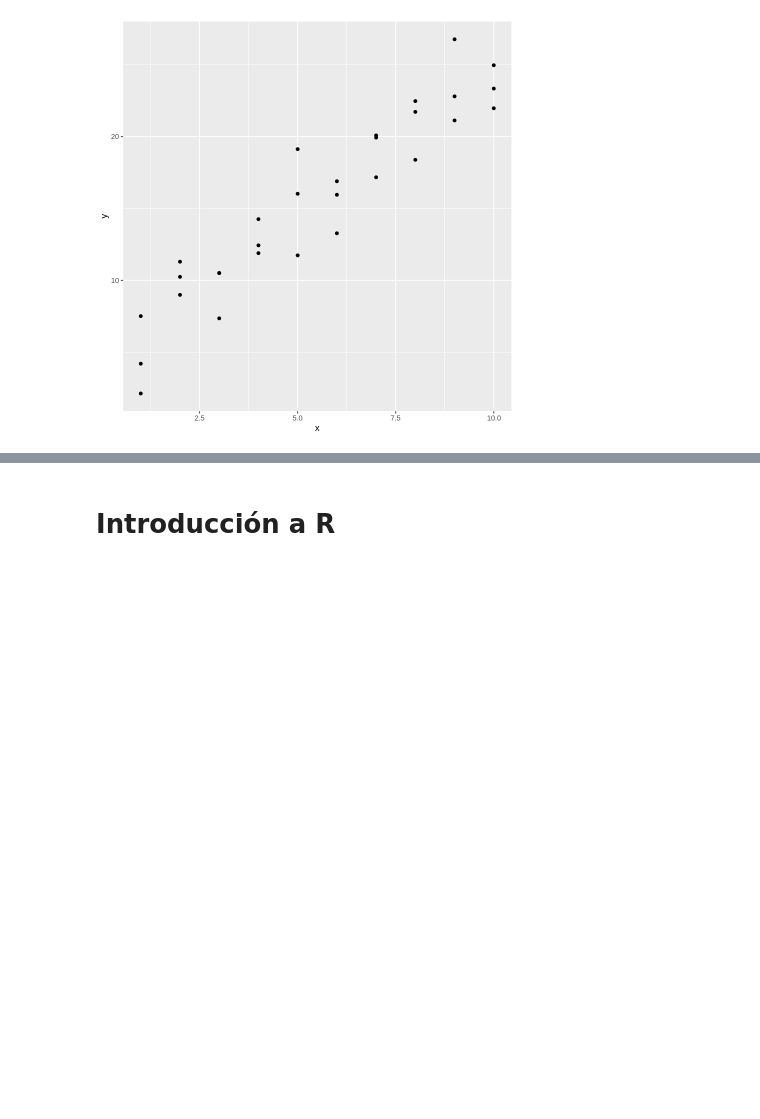
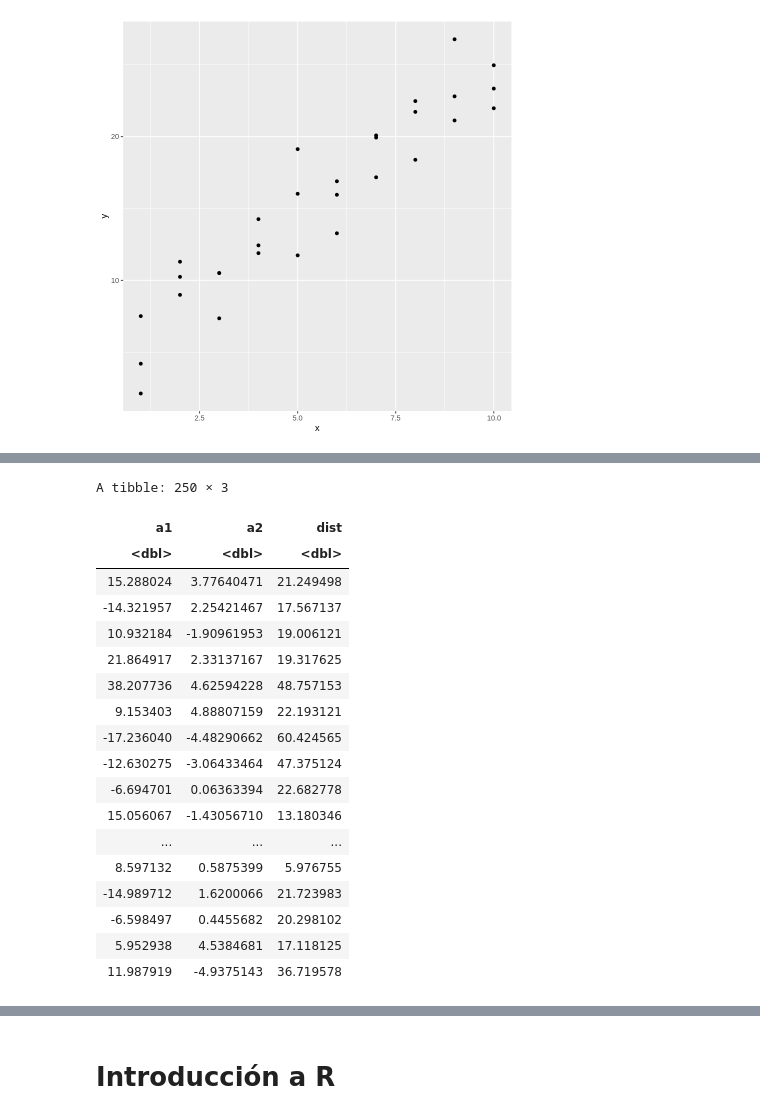
Before and after one commit to lalopezabc123/csv, a Jupyter notebook: Trabajando con R-09-02-2023.ipynb, the cells around one changed output, grey strips where cells are left out. Saved outputs shown, nothing was run; the diff lists cells and outputs as text; code cells hidden in the pictures; blank space fills up the shorter version.

```diff
--- a/Trabajando con R-09-02-2023.ipynb
+++ b/Trabajando con R-09-02-2023.ipynb
@@ -31,0 +62,28 @@ ggplot(sim1, aes(x, y)) +
+# %%
+sim1_dist <- function(a1, a2) {
+  measure_distance(c(a1, a2), sim1)
+}
+
+models <- models %>%
+  mutate(dist = purrr::map2_dbl(a1, a2, sim1_dist))
+models
+# %% [output]
+A tibble: 250 × 3
+| a1 | a2 | dist |
+| <dbl> | <dbl> | <dbl> |
+| 15.288024 | 3.77640471 | 21.249498 |
+| -14.321957 | 2.25421467 | 17.567137 |
+| 10.932184 | -1.90961953 | 19.006121 |
+| 21.864917 | 2.33137167 | 19.317625 |
+| 38.207736 | 4.62594228 | 48.757153 |
+| 9.153403 | 4.88807159 | 22.193121 |
+| -17.236040 | -4.48290662 | 60.424565 |
+| -12.630275 | -3.06433464 | 47.375124 |
+| -6.694701 | 0.06363394 | 22.682778 |
+| 15.056067 | -1.43056710 | 13.180346 |
+| ... | ... | ... |
+| 8.597132 | 0.5875399 | 5.976755 |
+| -14.989712 | 1.6200066 | 21.723983 |
+| -6.598497 | 0.4455682 | 20.298102 |
+| 5.952938 | 4.5384681 | 17.118125 |
+| 11.987919 | -4.9375143 | 36.719578 |
```
Also changed, not shown: parts of 7 cells of this notebook.
